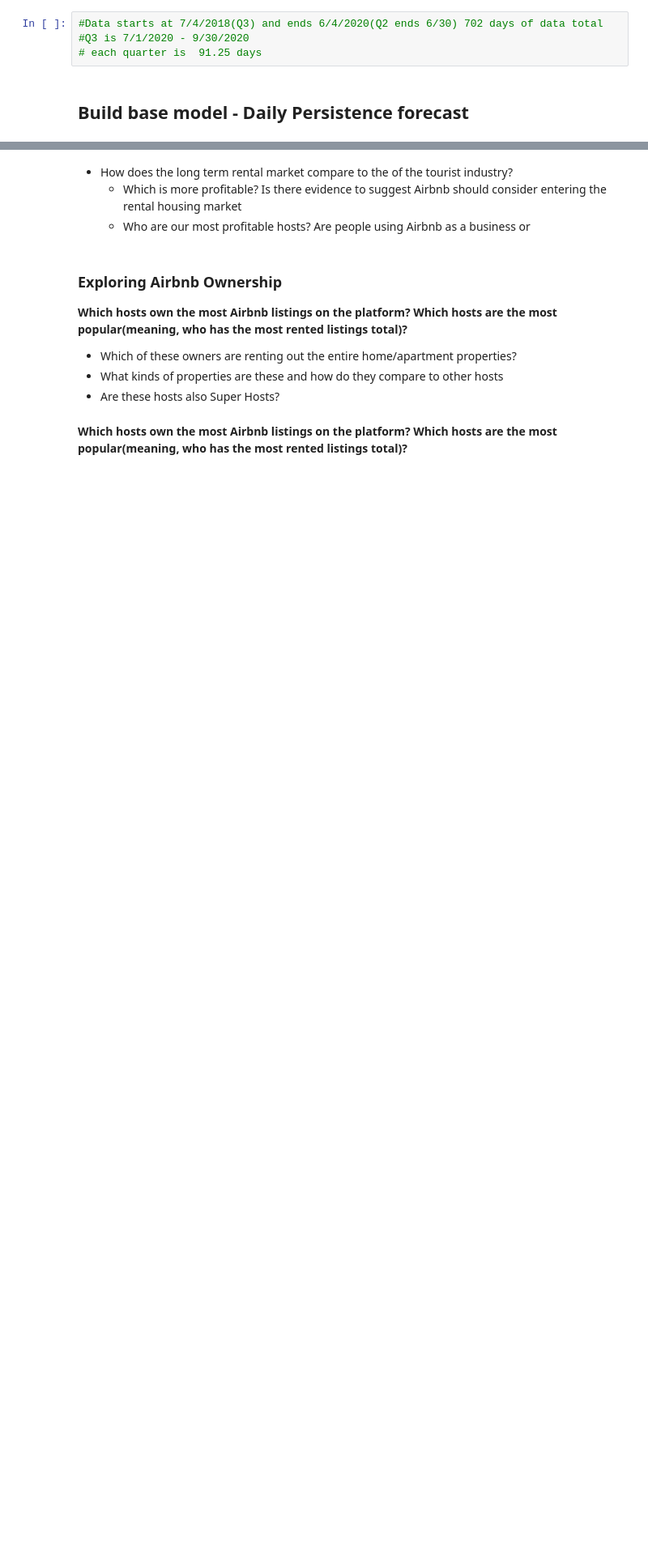
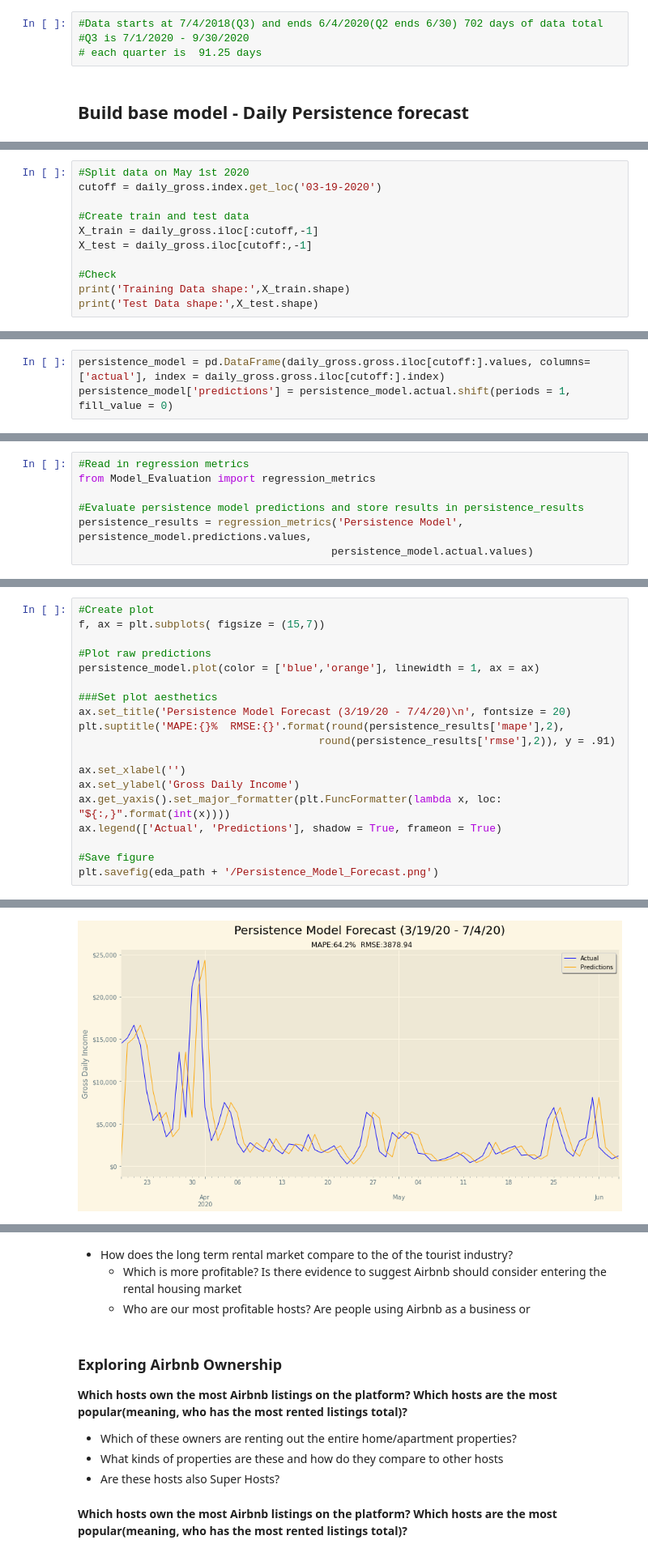
Before and after one commit to KishenSharma6/SF_Airbnb_Rental_Market_Analysis, a Jupyter notebook: Project_Codes/04_Modeling/2020_0715_Market_Analysis.ipynb, the cells around one changed output, grey strips where cells are left out. Shown at 81% size. Saved outputs shown, nothing was run; the diff lists cells and outputs as text; blank space fills up the shorter version.

Commit message:
Built base model

```diff
--- a/Project_Codes/04_Modeling/2020_0715_Market_Analysis.ipynb
+++ b/Project_Codes/04_Modeling/2020_0715_Market_Analysis.ipynb
@@ -177,0 +180,11 @@ SES
+# %%
+#Split data on May 1st 2020
+cutoff = daily_gross.index.get_loc('03-19-2020')
+
+#Create train and test data
+X_train = daily_gross.iloc[:cutoff,-1]
+X_test = daily_gross.iloc[cutoff:,-1]
+
+#Check
+print('Training Data shape:',X_train.shape)
+print('Test Data shape:',X_test.shape)
@@ -177,0 +196,3 @@ SES
+# %%
+persistence_model = pd.DataFrame(daily_gross.gross.iloc[cutoff:].values, columns=['actual'], index = daily_gross.gross.iloc[cutoff:].index)
+persistence_model['predictions'] = persistence_model.actual.shift(periods = 1, fill_value = 0)
@@ -177,0 +201,7 @@ SES
+# %%
+#Read in regression metrics
+from Model_Evaluation import regression_metrics
+
+#Evaluate persistence model predictions and store results in persistence_results
+persistence_results = regression_metrics('Persistence Model', persistence_model.predictions.values,
+                                        persistence_model.actual.values)
@@ -177,0 +216,20 @@ SES
+# %%
+#Create plot
+f, ax = plt.subplots( figsize = (15,7))
+
+#Plot raw predictions
+persistence_model.plot(color = ['blue','orange'], linewidth = 1, ax = ax)
+
+###Set plot aesthetics
+ax.set_title('Persistence Model Forecast (3/19/20 - 7/4/20)\n', fontsize = 20)
+plt.suptitle('MAPE:{}%  RMSE:{}'.format(round(persistence_results['mape'],2),
+                                      round(persistence_results['rmse'],2)), y = .91)
+
+ax.set_xlabel('')
+ax.set_ylabel('Gross Daily Income')
+ax.get_yaxis().set_major_formatter(plt.FuncFormatter(lambda x, loc: "${:,}".format(int(x))))
+ax.legend(['Actual', 'Predictions'], shadow = True, frameon = True)
+
+#Save figure
+plt.savefig(eda_path + '/Persistence_Model_Forecast.png')
+# %% [output]
@@ -177,0 +237 @@ SES
+[figure, added]
```
Also changed, not shown: parts of 11 cells of this notebook.
